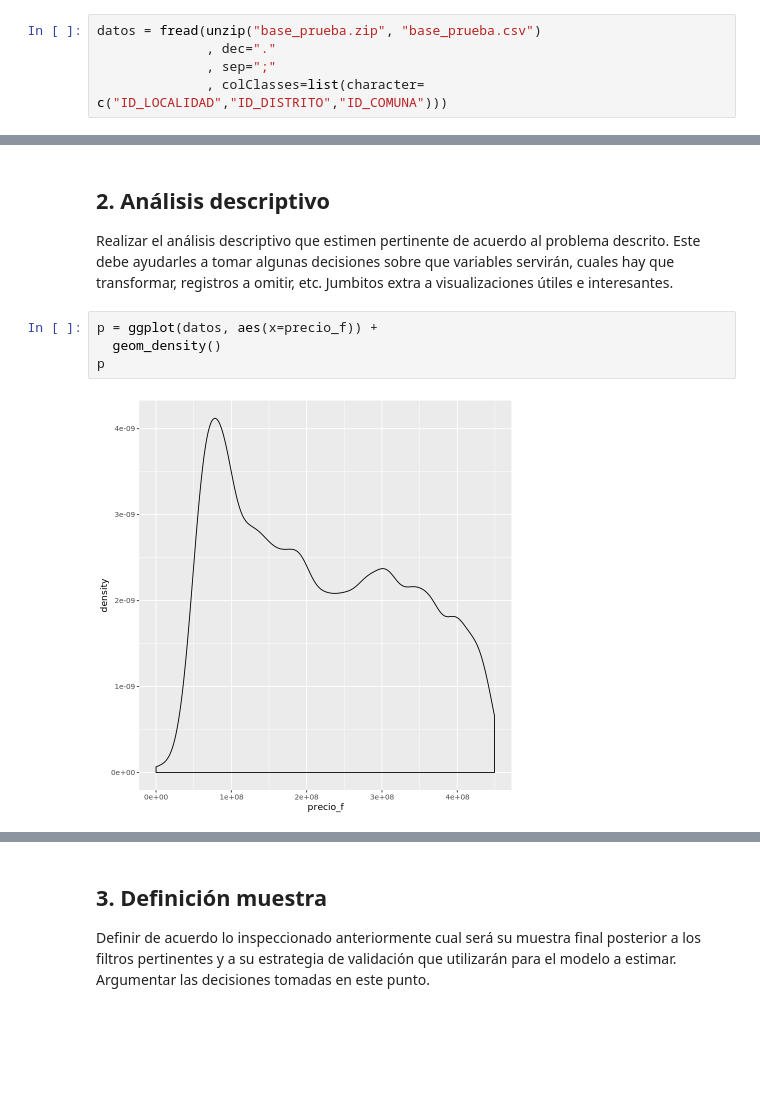
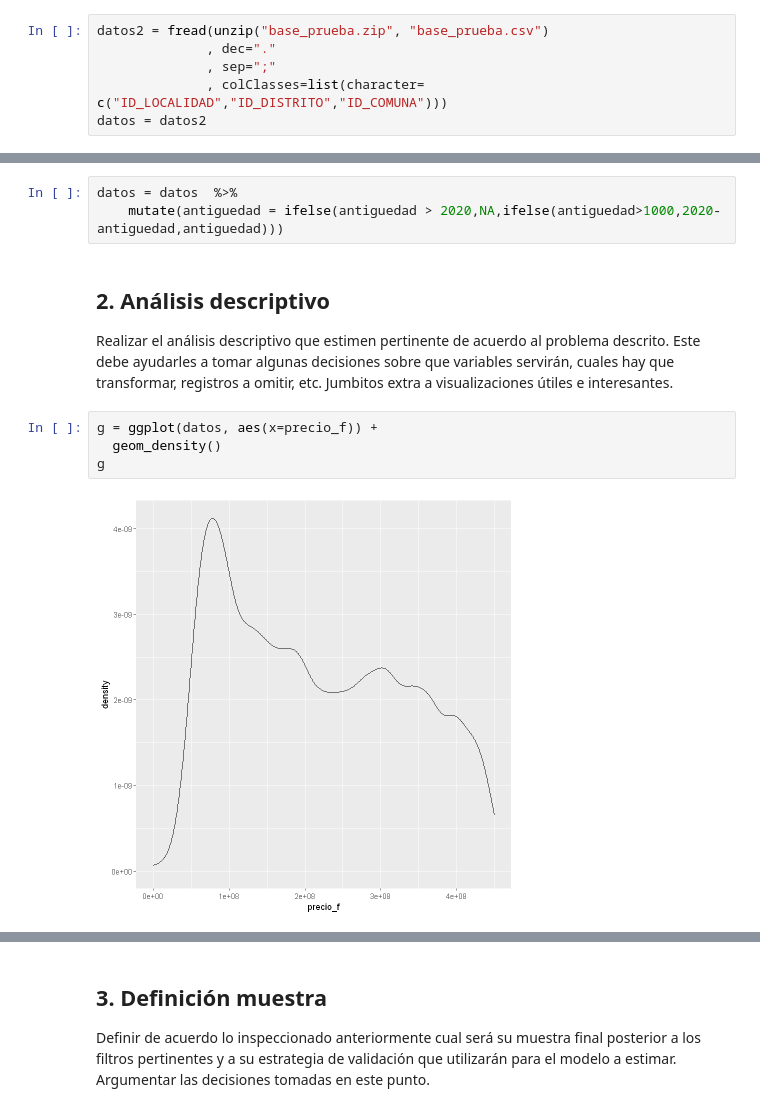
Before and after one commit to catalinavillamil/prueba_r, a Jupyter notebook: Prueba R.ipynb, the cells around one changed output, grey strips where cells are left out. Cells and saved outputs as stored; diff of their text form; blank space fills up the shorter version.

```diff
--- a/Prueba R.ipynb
+++ b/Prueba R.ipynb
@@ -74,8 +78,9 @@ The following objects are masked from ‘package:base’:
 # %%
-datos = fread(unzip("base_prueba.zip", "base_prueba.csv")
+datos2 = fread(unzip("base_prueba.zip", "base_prueba.csv")
               , dec="."
               , sep=";"
               , colClasses=list(character= c("ID_LOCALIDAD","ID_DISTRITO","ID_COMUNA")))
+datos = datos2
 # %%
 head(datos, 5)
 # %% [output]
@@ -112,10 +175,13 @@ summary(datos)
+# %%
+datos = datos  %>%
+    mutate(antiguedad = ifelse(antiguedad > 2020,NA,ifelse(antiguedad>1000,2020-antiguedad,antiguedad)))
 # %% [markdown]
 ## 2. Análisis descriptivo
 
 Realizar el análisis descriptivo que estimen pertinente de acuerdo al problema descrito. Este debe ayudarles a tomar algunas decisiones sobre que variables servirán, cuales hay que transformar, registros a omitir, etc. Jumbitos extra a visualizaciones útiles e interesantes.
 # %%
-p = ggplot(datos, aes(x=precio_f)) +
+g = ggplot(datos, aes(x=precio_f)) +
   geom_density()
-p
+g
 # %% [output]
-[figure, old version]
+[figure, new version]
```
Also changed, not shown: parts of 40 cells of this notebook, 1 other file.
